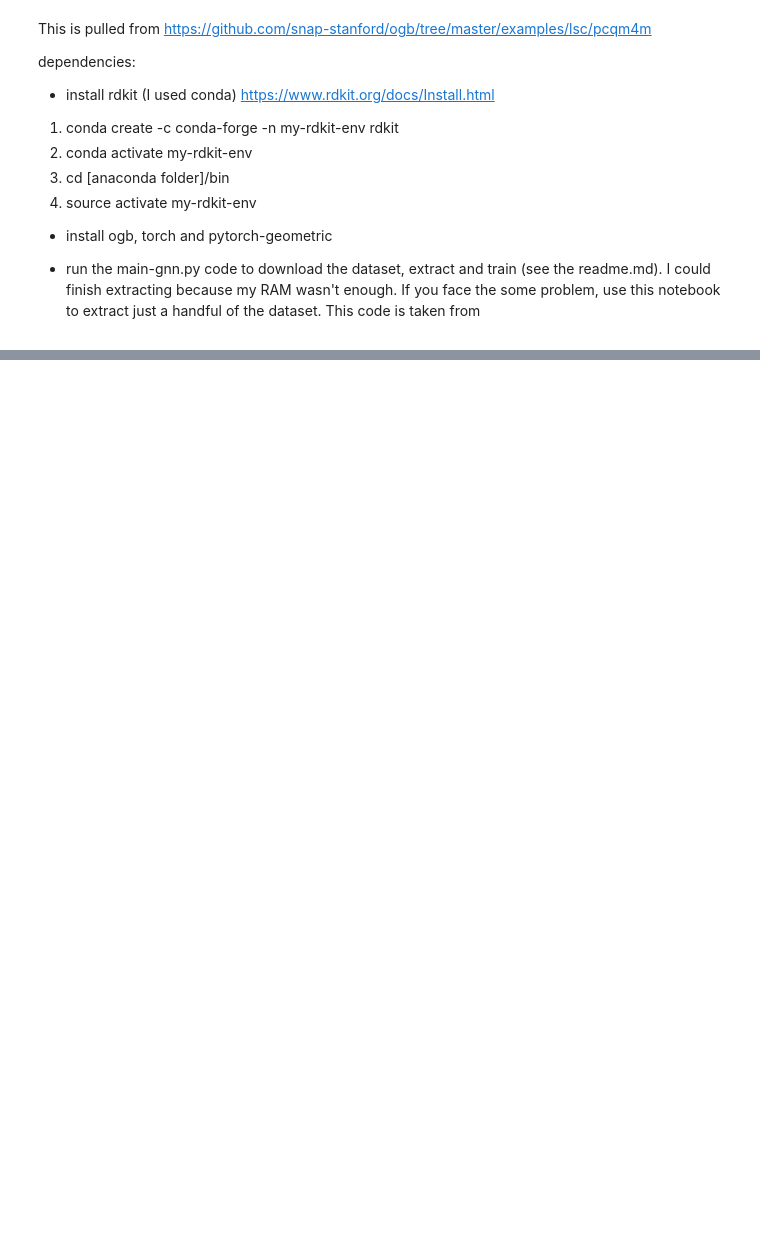
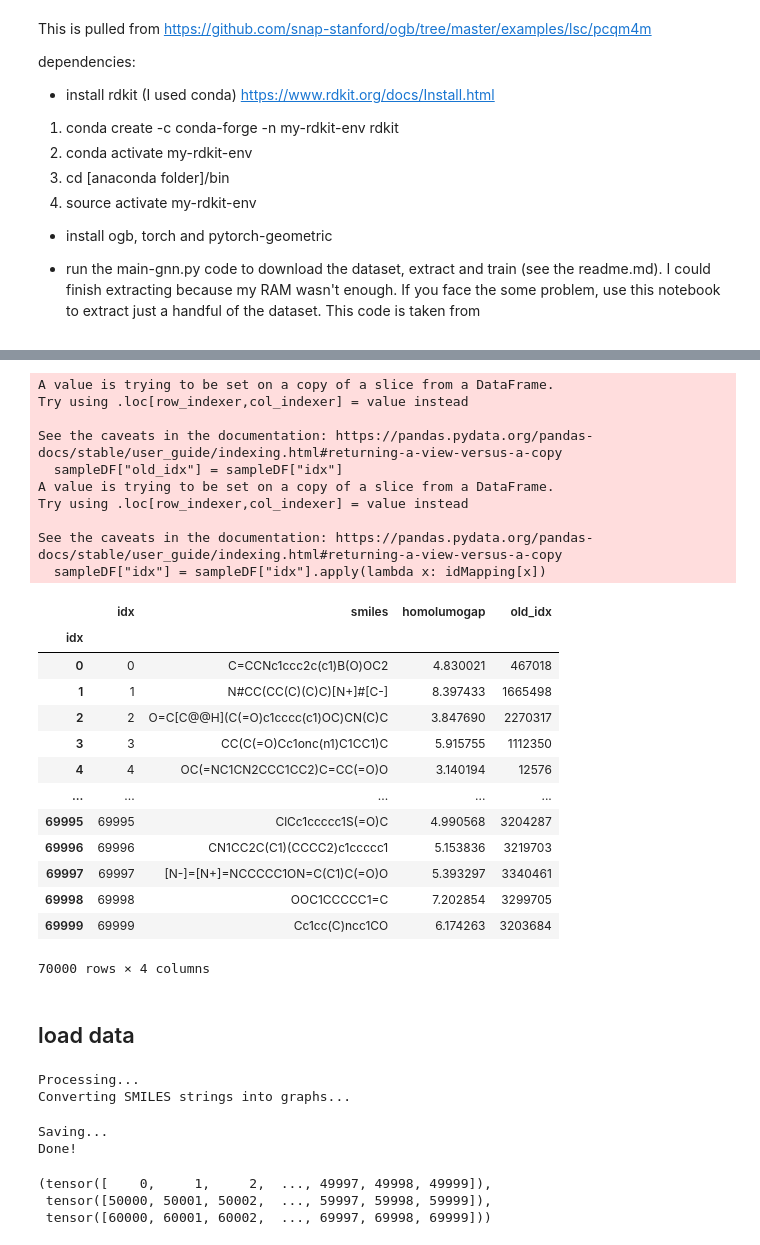
Before and after one commit to edwardelson/ogb, a Jupyter notebook: examples/lsc/pcqm4m/eda.ipynb, the cells around one changed output, grey strips where cells are left out. Saved outputs shown, nothing was run; the diff lists cells and outputs as text; code cells hidden in the pictures; blank space fills up the shorter version.

Commit message:
added sampling function to create smaller tensor for local testing

```diff
--- a/examples/lsc/pcqm4m/eda.ipynb
+++ b/examples/lsc/pcqm4m/eda.ipynb
@@ -304,0 +57,18 @@ don't need to care about things below here
+# %%
+"""
+Load Train/Test/Valid split dictionary
+"""
+# INPUT PARAMETERS HERE: SET TRAIN, TEST AND VAL SIZE
+trainSize = 50000
+testSize = 10000
+valSize = 10000
+
+# load raw split dict
+split_dict = torch.load(osp.join(ROOT, 'split_dict.pt'))
+# load new split dict
+new_split_dict = split_dict.copy()
+
+# sample new split dict
+new_split_dict["train"] = np.random.choice(new_split_dict["train"], size=trainSize, replace=False)
+new_split_dict["test"] = np.random.choice(new_split_dict["test"], size=testSize, replace=False)
+new_split_dict["valid"] = np.random.choice(new_split_dict["valid"], size=valSize, replace=False)
@@ -304,0 +105,40 @@ don't need to care about things below here
+# %%
+"""
+Save New Dataframe based on smaller samples
+"""
+# filter dataframe
+sampleDF = data_df.iloc[sampleIndices]
+sampleDF["old_idx"] = sampleDF["idx"]
+# remap the index
+sampleDF["idx"] = sampleDF["idx"].apply(lambda x: idMapping[x])
+sampleDF.index = sampleDF["idx"]
+
+# save sample dataframe
+sampleDF.to_csv(osp.join(ROOT, "raw", "sample_data.csv.gz"))
+
+sampleDF
+# %% [output]
+A value is trying to be set on a copy of a slice from a DataFrame.
+Try using .loc[row_indexer,col_indexer] = value instead
+
+See the caveats in the documentation: https://pandas.pydata.org/pandas-docs/stable/user_guide/indexing.html#returning-a-view-versus-a-copy
+  sampleDF["old_idx"] = sampleDF["idx"]
+A value is trying to be set on a copy of a slice from a DataFrame.
+Try using .loc[row_indexer,col_indexer] = value instead
+
+See the caveats in the documentation: https://pandas.pydata.org/pandas-docs/stable/user_guide/indexing.html#returning-a-view-versus-a-copy
+  sampleDF["idx"] = sampleDF["idx"].apply(lambda x: idMapping[x])
+|  | idx | smiles | homolumogap | old_idx |
+| idx |  |  |  |  |
+| 0 | 0 | C=CCNc1ccc2c(c1)B(O)OC2 | 4.830021 | 467018 |
+| 1 | 1 | N#CC(CC(C)(C)C)[N+]#[C-] | 8.397433 | 1665498 |
+| 2 | 2 | O=C[C@@H](C(=O)c1cccc(c1)OC)CN(C)C | 3.847690 | 2270317 |
+| 3 | 3 | CC(C(=O)Cc1onc(n1)C1CC1)C | 5.915755 | 1112350 |
+| 4 | 4 | OC(=NC1CN2CCC1CC2)C=CC(=O)O | 3.140194 | 12576 |
+| ... | ... | ... | ... | ... |
+| 69995 | 69995 | ClCc1ccccc1S(=O)C | 4.990568 | 3204287 |
+| 69996 | 69996 | CN1CC2C(C1)(CCCC2)c1ccccc1 | 5.153836 | 3219703 |
+| 69997 | 69997 | [N-]=[N+]=NCCCCC1ON=C(C1)C(=O)O | 5.393297 | 3340461 |
+| 69998 | 69998 | OOC1CCCCC1=C | 7.202854 | 3299705 |
+| 69999 | 69999 | Cc1cc(C)ncc1CO | 6.174263 | 3203684 |
+70000 rows × 4 columns
@@ -304,0 +154,2 @@ don't need to care about things below here
+# %% [markdown]
+## load data
@@ -304,0 +210,14 @@ don't need to care about things below here
+# %%
+dataset = SamplePygPCQM4MDataset(root = 'dataset/')
+# %% [output]
+Processing...
+Converting SMILES strings into graphs...
+Saving...
+Done!
+# %%
+split_idx = dataset.get_idx_split()
+split_idx["train"], split_idx["test"], split_idx["valid"]
+# %% [output]
+(tensor([    0,     1,     2,  ..., 49997, 49998, 49999]),
+ tensor([50000, 50001, 50002,  ..., 59997, 59998, 59999]),
+ tensor([60000, 60001, 60002,  ..., 69997, 69998, 69999]))
```
Also changed, not shown: parts of 43 cells of this notebook.
